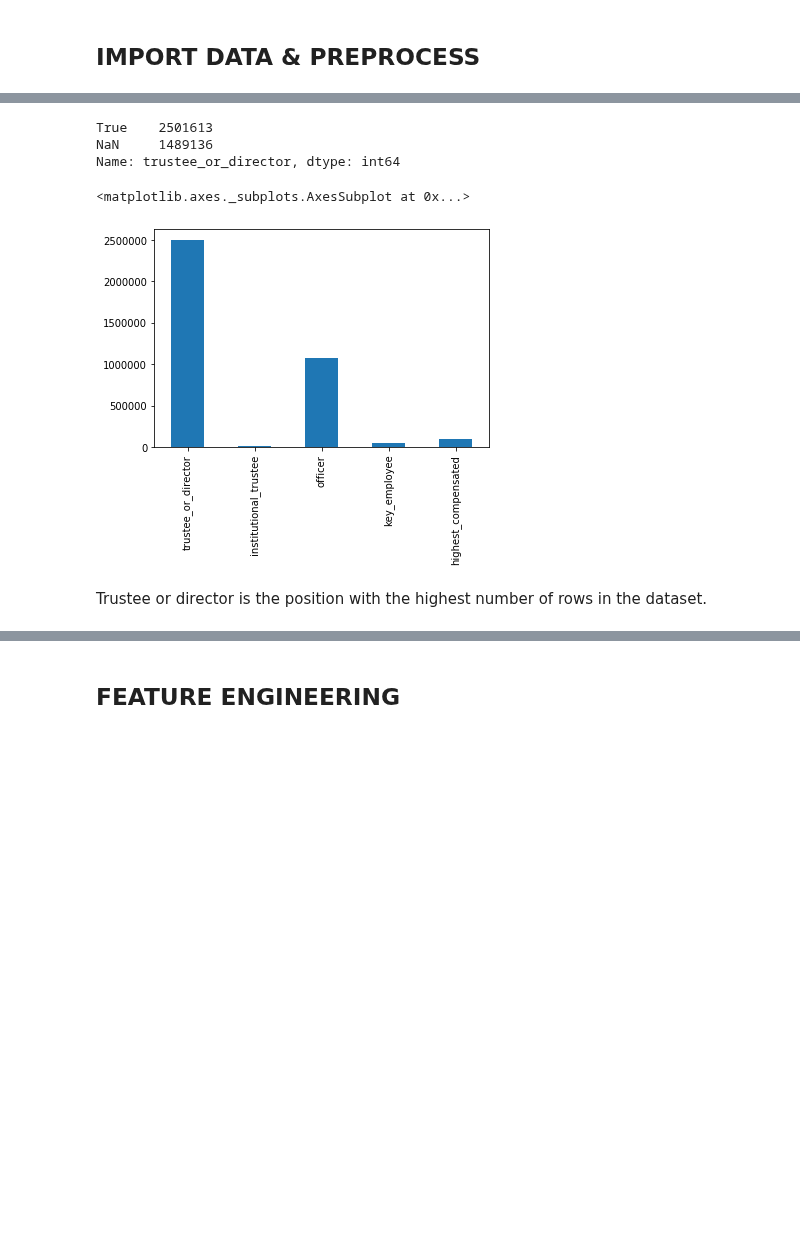
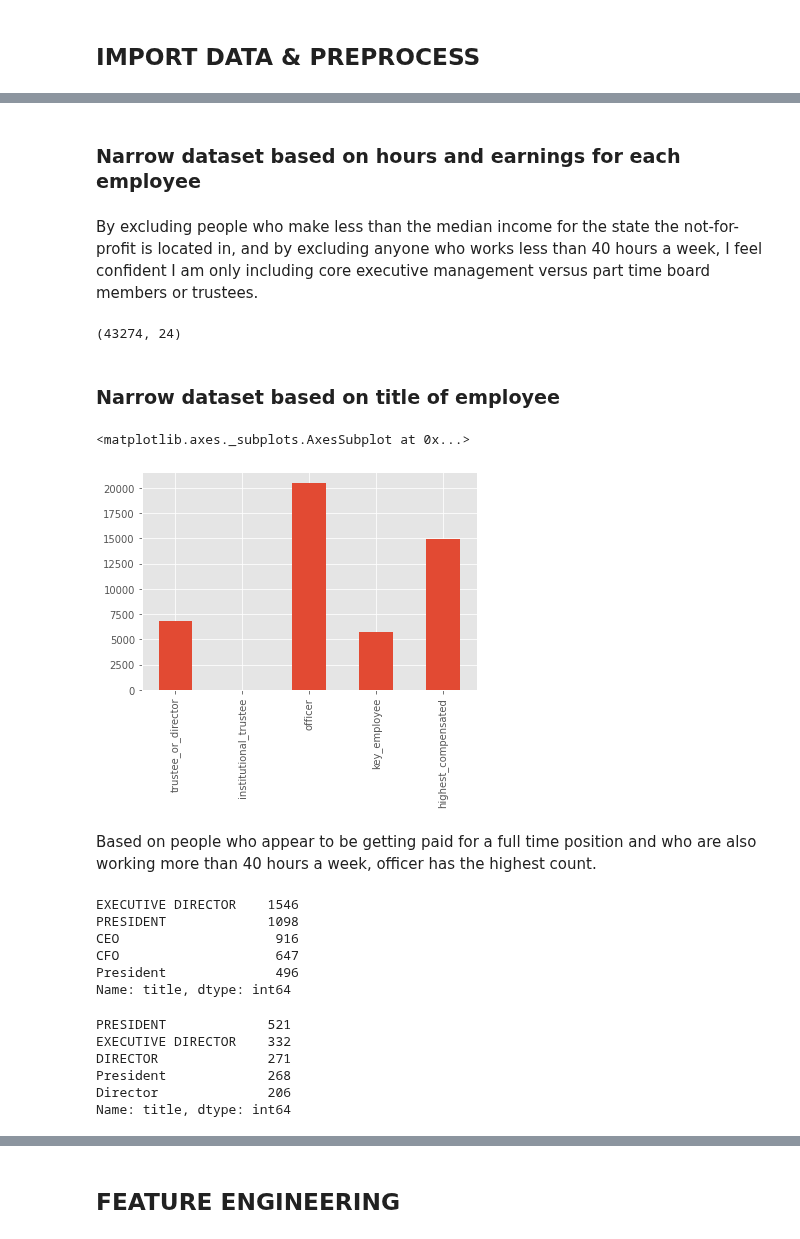
Before and after one commit to mrkjhsn/Not_for_Profit_Compensation_Modeling, a Jupyter notebook: 04.executive_comp_data_prep.ipynb, the cells around one changed output, grey strips where cells are left out. Drawn from its saved outputs; the diff is of its cells as text; code cells hidden in the pictures; blank space fills up the shorter version.

```diff
--- a/04.executive_comp_data_prep.ipynb
+++ b/04.executive_comp_data_prep.ipynb
@@ -21,3 +26,14 @@ warnings.simplefilter(action="ignore", category=SettingWithCopyWarning)
 # %% [markdown]
 ## IMPORT DATA & PREPROCESS
+# %%
+# import USA state abbreviations
+# and median income for each state data
+us_states = pd.read_csv('02.data/us_states.csv', index_col=0)
+median_income_by_state = pd.read_csv('02.data/median_income_by_state.csv',
+                                     skiprows=lambda x: x in [0, 1, 3],
+                                     skipfooter=9, engine='python', index_col=0)
+
+median_income_by_state = us_states.merge(median_income_by_state,
+               left_index=True,
+               right_index=True)
 # %%
@@ -33,14 +50,16 @@ df_original.head(1)
 cols = ['EIN',
        'Period',
        'Title',
-#         'Hours', this isn't particularly helpful since it would be hard to verify
+        'Hours',
        'Trustee or director',
        'Institutional trustee',
         'Officer',
         'Key employee',
         'Highest compensated',
         'Reportable comp',
-#        'Sum comp', many of these are nan
+        'Health and benefits',
+        'Other comp',
+       'Sum comp',
         'Org name',
         'Subsection',
         'NTEE code',
@@ -75,15 +85,48 @@ df.head()
+# %%
+# add median age for the state of each not-for-profit
+df = df.merge(median_income_by_state,
+        left_on='state',
+        right_on='Abbreviation').drop('Abbreviation', axis=1)
+# %% [markdown]
+### Narrow dataset based on hours and earnings for each employee
+# %%
+# exclude people who make less than median income
+# for the state the the not-for-profit is located in
+df = df[(df.reportable_comp > df.state_median_income) &
+       (df.hours > 40)]
+# %% [markdown]
+By excluding people who make less than the median income for the state the not-for-profit is located in, and by excluding anyone who works less than 40 hours a week, I feel confident I am only including core executive management versus part time board members or trustees.
+# %%
+# examine size of dataset
+df.shape
+# %% [output]
+(43274, 24)
+# %% [markdown]
+### Narrow dataset based on title of employee
+# %%
+# what is the distribution
+# based on the title of the person receiving the compensation?
+df.loc[:, 'trustee_or_director': 'highest_compensated'].notnull().sum().plot(kind='bar')
+# %% [output]
+<matplotlib.axes._subplots.AxesSubplot at 0x...>
+[figure, added]
+# %% [markdown]
+Based on people who appear to be getting paid for a full time position and who are also working more than 40 hours a week, officer has the highest count.
+# %%
+df.loc[df.officer == True, 'title'].value_counts().head()
+# %% [output]
+EXECUTIVE DIRECTOR    1546
+PRESIDENT             1098
+CEO                    916
+CFO                    647
+President              496
+Name: title, dtype: int64
 # %%
-df.trustee_or_director.value_counts(dropna=False)
+df.loc[df.trustee_or_director == True, 'title'].value_counts().head()
 # %% [output]
-True    2501613
-NaN     1489136
-Name: trustee_or_director, dtype: int64
+PRESIDENT             521
+EXECUTIVE DIRECTOR    332
+DIRECTOR              271
+President             268
+Director              206
+Name: title, dtype: int64
-# %%
-# what is the distribution
-# based on the person receiving the compensation?
-df.iloc[:, 3:8].notnull().sum().plot(kind='bar')
-# %% [output]
-<matplotlib.axes._subplots.AxesSubplot at 0x...>
-[figure, removed]
-# %% [markdown]
-Trustee or director is the position with the highest number of rows in the dataset.
```
Also changed, not shown: parts of 42 cells of this notebook.
